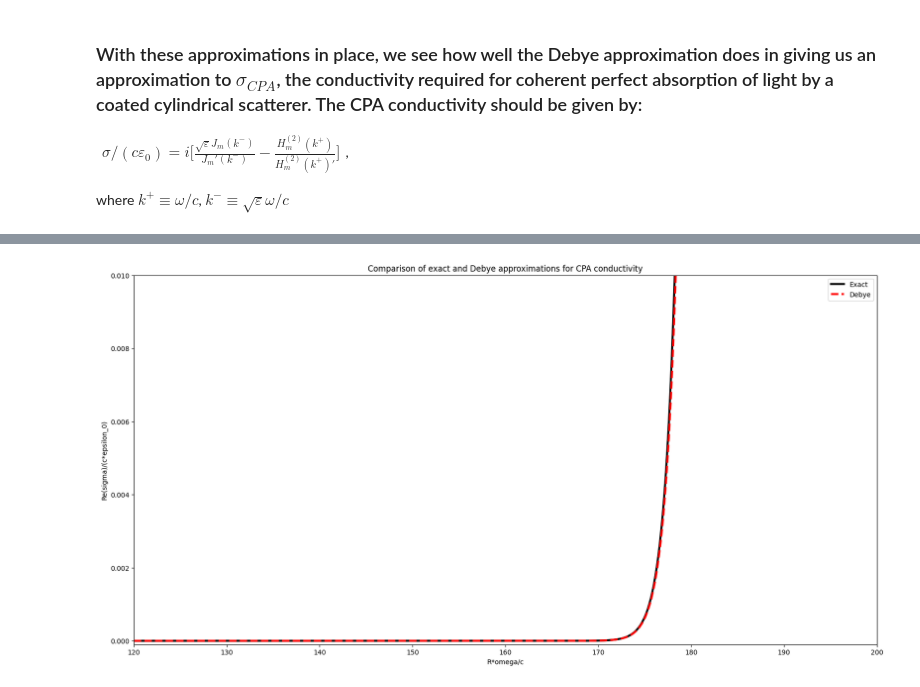
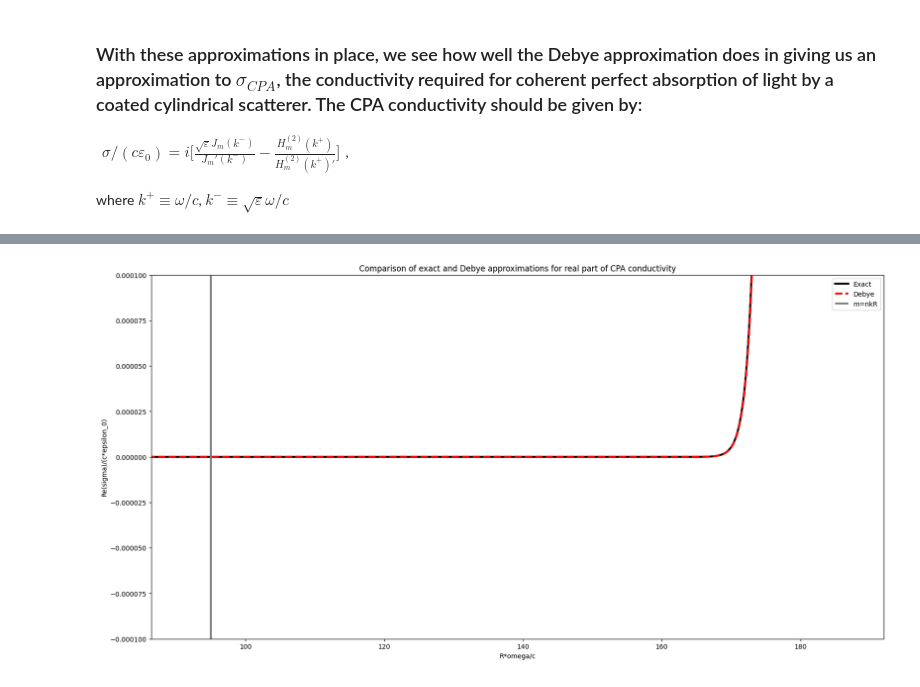
Before and after one commit to AliGhorashiCMT/Coherent-Perfect-Absorption, a Jupyter notebook: cylinders/Debye Approximation (Whispering Gallery Modes).ipynb, the cells around one changed output, grey strips where cells are left out. Saved outputs shown, nothing was run; the diff lists cells and outputs as text; code cells hidden in the pictures.

```diff
--- a/cylinders/Debye Approximation (Whispering Gallery Modes).ipynb
+++ b/cylinders/Debye Approximation (Whispering Gallery Modes).ipynb
@@ -157,0 +178,13 @@ sigmas_exact = prefac * np.einsum("ijk, jk -> ik", mat, vec)
+# %%
+fig, ax = plt.subplots(figsize=(20, 10))
+
+for (m_idx, m) in enumerate(m_v):
+    ax.plot(x_initial, sigmas_exact_v[m_idx][1, :], linestyle="dashed", linewidth=3, label=f"CPA conductivity m={m}")
+    ax.plot(x_initial, sigma_debye.imag, color="red", linestyle="dashed", linewidth=3, label="Debye")
+    ax.set_ylim(-20, 20)
+    ax.set_title("Comparison of exact and Debye approximations for CPA conductivity");
+    ax.set_ylabel("Im(sigma)/(c*epsilon_0)");
+    ax.set_xlim(0.95*m_initial/sqrt(epsilon), 1.2*m_initial/sqrt(epsilon))
+    ax.set_xlabel("R*omega/c");
+ax.vlines([m_initial/sqrt(epsilon)], -100, 100, color="Grey", linewidth=3, label="m=nkR");
+ax.legend();
@@ -158,12 +193,14 @@ sigmas_exact = prefac * np.einsum("ijk, jk -> ik", mat, vec)
 # %%
 fig, ax = plt.subplots(figsize=(20, 10))
-ax.plot(x, sigmas_exact[0, :], linestyle="solid", color="black", linewidth=3, label="Exact")
-ax.plot(x, sigma_debye.real, color="red", linestyle="dashed", linewidth=3, label="Debye")
-ax.set_title("Comparison of exact and Debye approximations for CPA conductivity")
-ax.set_ylim(-0.0001, 0.01);
+ax.plot(x_initial, sigmas_exact_v[0][0, :], linestyle="solid", color="black", linewidth=3, label="Exact")
+ax.plot(x_initial, sigma_debye_v[0].real, color="red", linestyle="dashed", linewidth=3, label="Debye")
+ax.set_title("Comparison of exact and Debye approximations for real part of CPA conductivity")
+ax.set_ylim(-0.0001, 0.0001);
 ax.set_ylabel("Re(sigma)/(c*epsilon_0)")
-ax.set_xlim(x.min(), x.max());
+#ax.set_xlim(x.min(), x.max());
+ax.set_xlim(0.9*m/index, m)
 ax.set_xlabel("R*omega/c");
+ax.vlines([m_initial/sqrt(epsilon)], -100, 100, color="Grey", linewidth=3, label="m=nkR");
 ax.legend();
 # %% [output]
-[figure, old version]
+[figure, new version]
```
Also changed, not shown: parts of 15 cells of this notebook.
